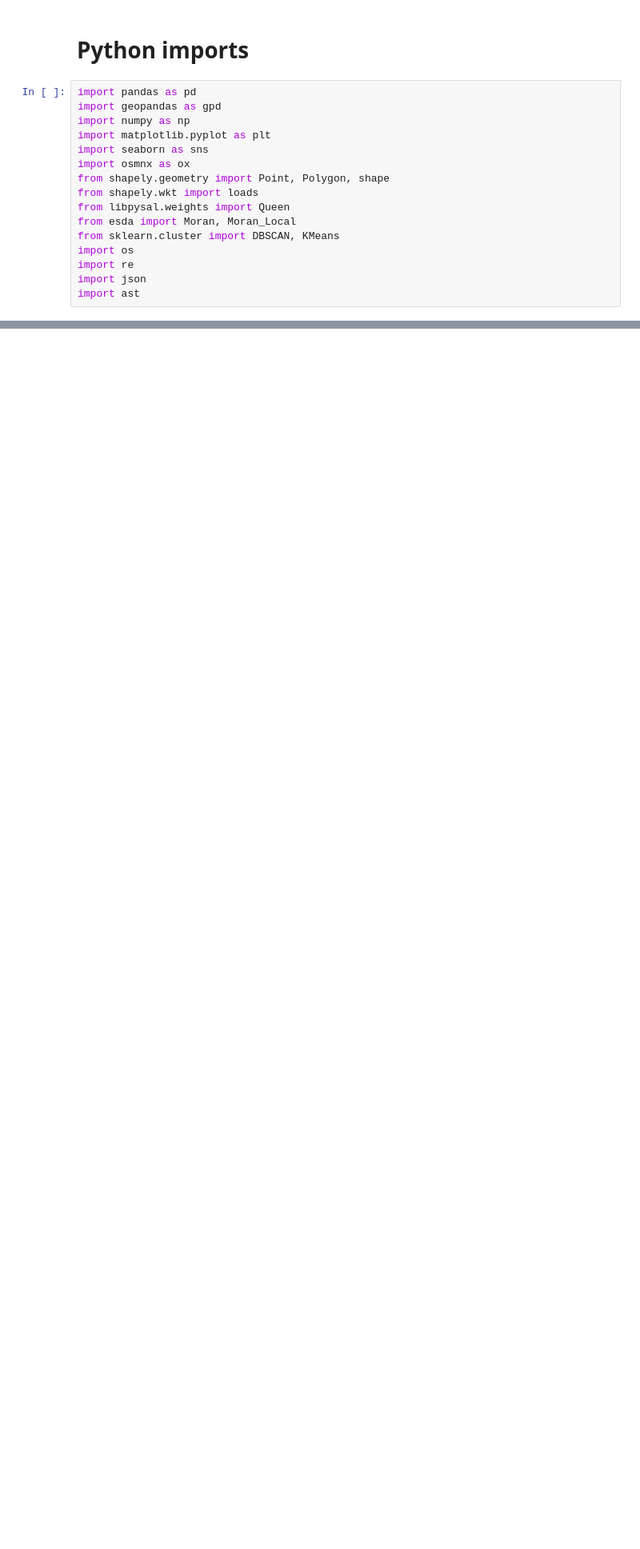
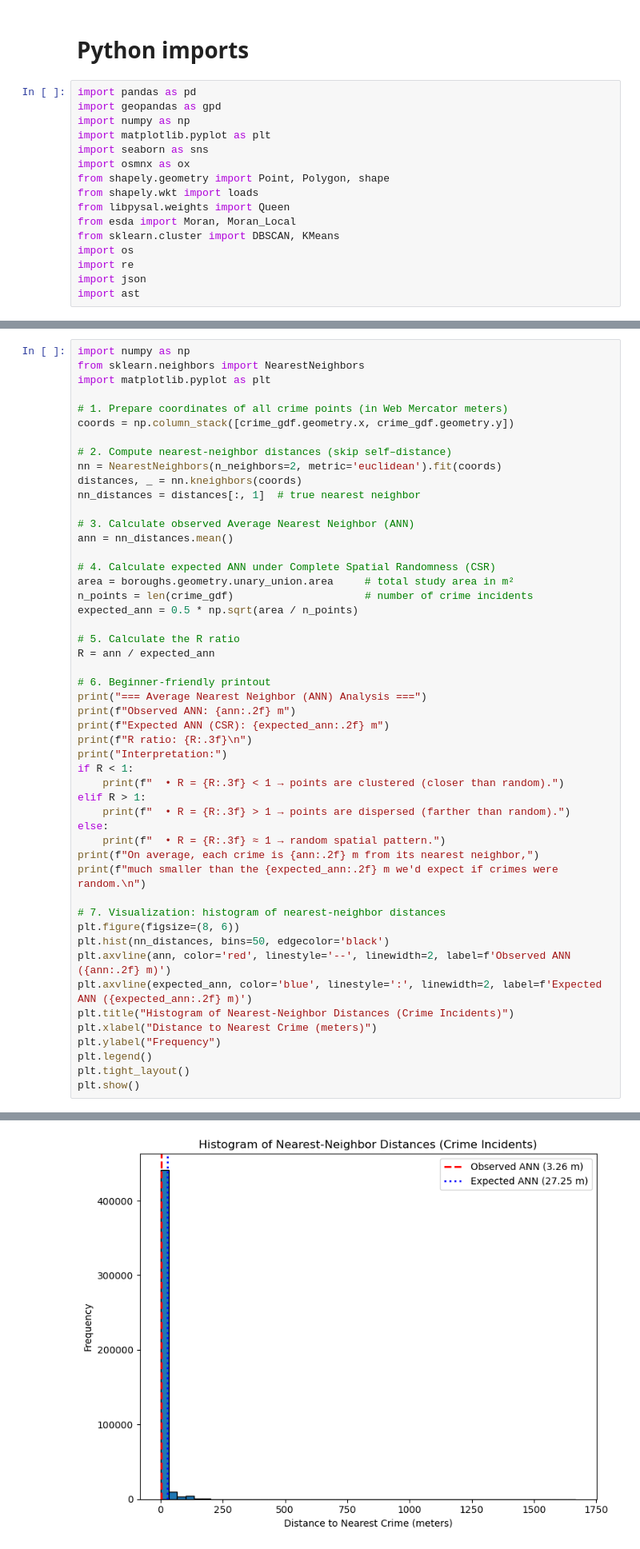
Before and after one commit to Grumlebob/ExamGDS, a Jupyter notebook: exam.ipynb, the cells around one changed output, grey strips where cells are left out. Shown at 80% size. Saved outputs shown, nothing was run; the diff lists cells and outputs as text; blank space fills up the shorter version.

```diff
--- a/exam.ipynb
+++ b/exam.ipynb
@@ -220,0 +769,51 @@ ValueError: malformed node or string: {'type': 'MultiPolygon', 'coordinates': [[
+# %%
+import numpy as np
+from sklearn.neighbors import NearestNeighbors
+import matplotlib.pyplot as plt
+
+# 1. Prepare coordinates of all crime points (in Web Mercator meters)
+coords = np.column_stack([crime_gdf.geometry.x, crime_gdf.geometry.y])
+
+# 2. Compute nearest‐neighbor distances (skip self–distance)
+nn = NearestNeighbors(n_neighbors=2, metric='euclidean').fit(coords)
+distances, _ = nn.kneighbors(coords)
+nn_distances = distances[:, 1]  # true nearest neighbor
+
+# 3. Calculate observed Average Nearest Neighbor (ANN)
+ann = nn_distances.mean()
+
+# 4. Calculate expected ANN under Complete Spatial Randomness (CSR)
+area = boroughs.geometry.unary_union.area     # total study area in m²
+n_points = len(crime_gdf)                     # number of crime incidents
+expected_ann = 0.5 * np.sqrt(area / n_points)
+
+# 5. Calculate the R ratio
+R = ann / expected_ann
+
+# 6. Beginner‐friendly printout
+print("=== Average Nearest Neighbor (ANN) Analysis ===")
+print(f"Observed ANN: {ann:.2f} m")
+print(f"Expected ANN (CSR): {expected_ann:.2f} m")
+print(f"R ratio: {R:.3f}\n")
+print("Interpretation:")
+if R < 1:
+    print(f"  • R = {R:.3f} < 1 → points are clustered (closer than random).")
+elif R > 1:
+    print(f"  • R = {R:.3f} > 1 → points are dispersed (farther than random).")
+else:
+    print(f"  • R = {R:.3f} ≈ 1 → random spatial pattern.")
+print(f"On average, each crime is {ann:.2f} m from its nearest neighbor,")
+print(f"much smaller than the {expected_ann:.2f} m we'd expect if crimes were random.\n")
+
+# 7. Visualization: histogram of nearest‐neighbor distances
+plt.figure(figsize=(8, 6))
+plt.hist(nn_distances, bins=50, edgecolor='black')
+plt.axvline(ann, color='red', linestyle='--', linewidth=2, label=f'Observed ANN ({ann:.2f} m)')
+plt.axvline(expected_ann, color='blue', linestyle=':', linewidth=2, label=f'Expected ANN ({expected_ann:.2f} m)')
+plt.title("Histogram of Nearest‐Neighbor Distances (Crime Incidents)")
+plt.xlabel("Distance to Nearest Crime (meters)")
+plt.ylabel("Frequency")
+plt.legend()
+plt.tight_layout()
+plt.show()
+# %% [output]
@@ -220,0 +829 @@ ValueError: malformed node or string: {'type': 'MultiPolygon', 'coordinates': [[
+[figure, added]
```
Also changed, not shown: parts of 26 cells of this notebook, 1 other file.
